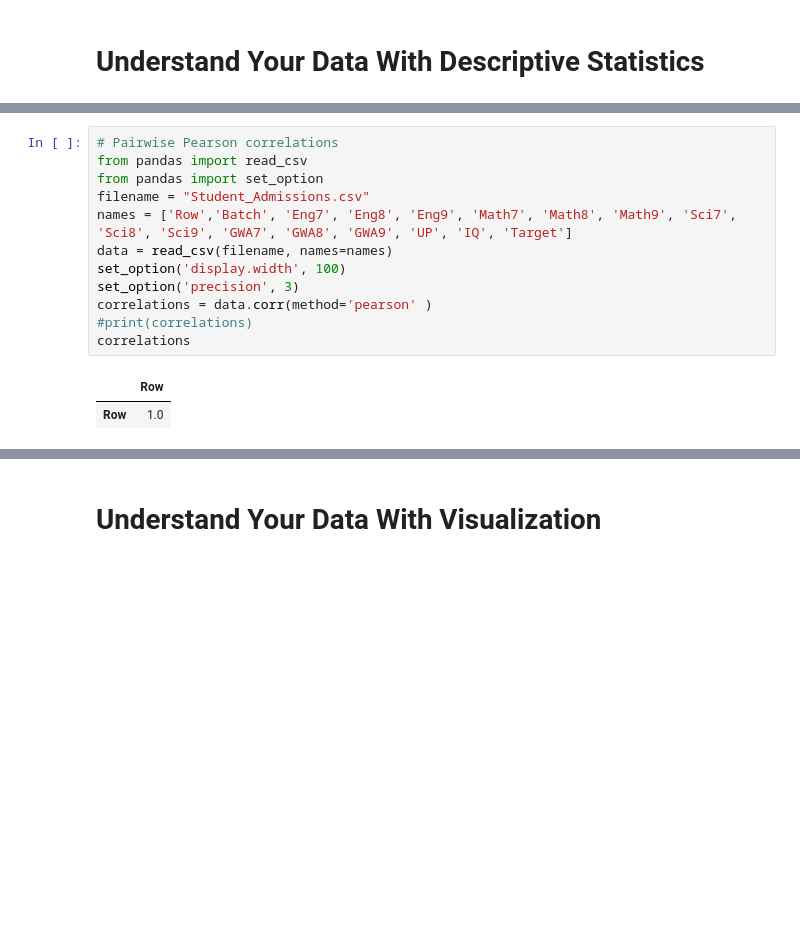
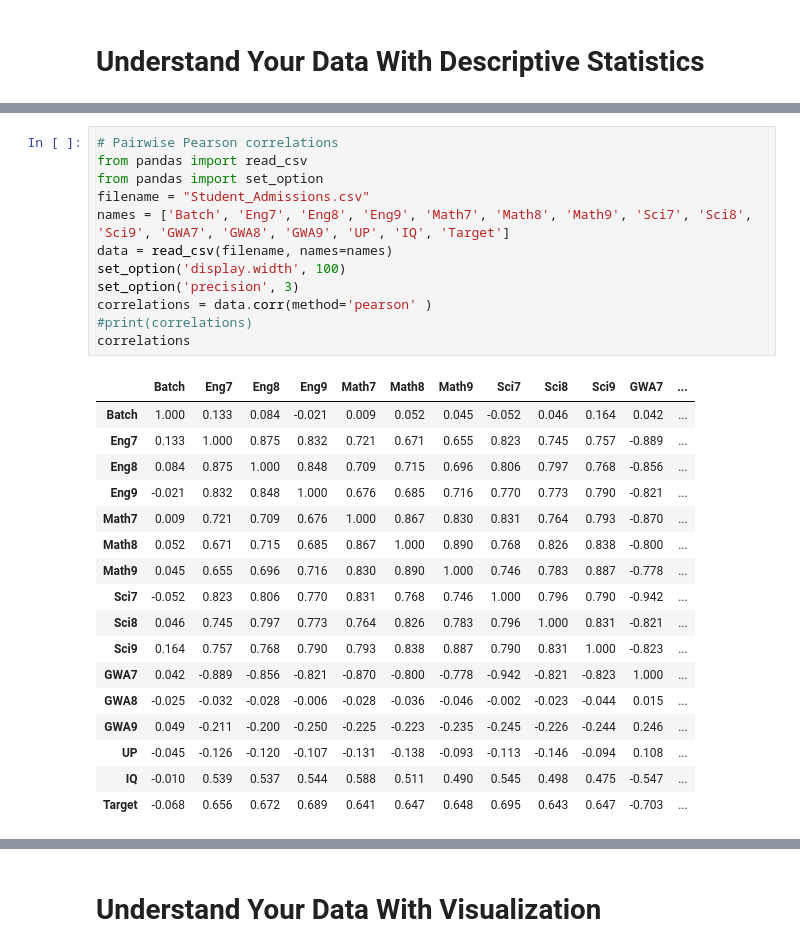
Before and after one commit to razonjj/icpep_workshop, a Jupyter notebook: PDS_Data_Understanding.ipynb, the cells around one changed output, grey strips where cells are left out. Drawn from its saved outputs; the diff is of its cells as text; blank space fills up the shorter version.

```diff
--- a/PDS_Data_Understanding.ipynb
+++ b/PDS_Data_Understanding.ipynb
@@ -331,18 +358,33 @@ dtype: int64
 # %%
 # Pairwise Pearson correlations
 from pandas import read_csv
 from pandas import set_option
 filename = "Student_Admissions.csv"
-names = ['Row','Batch', 'Eng7', 'Eng8', 'Eng9', 'Math7', 'Math8', 'Math9', 'Sci7', 'Sci8', 'Sci9', 'GWA7', 'GWA8', 'GWA9', 'UP', 'IQ', 'Target']
+names = ['Batch', 'Eng7', 'Eng8', 'Eng9', 'Math7', 'Math8', 'Math9', 'Sci7', 'Sci8', 'Sci9', 'GWA7', 'GWA8', 'GWA9', 'UP', 'IQ', 'Target']
 data = read_csv(filename, names=names)
 set_option('display.width', 100)
 set_option('precision', 3)
 correlations = data.corr(method='pearson' )
 #print(correlations)
 correlations
 # %% [output]
-|  | Row |
-| Row | 1.0 |
+|  | Batch | Eng7 | Eng8 | Eng9 | Math7 | Math8 | Math9 | Sci7 | Sci8 | Sci9 | GWA7 | ... |
+| Batch | 1.000 | 0.133 | 0.084 | -0.021 | 0.009 | 0.052 | 0.045 | -0.052 | 0.046 | 0.164 | 0.042 | ... |
+| Eng7 | 0.133 | 1.000 | 0.875 | 0.832 | 0.721 | 0.671 | 0.655 | 0.823 | 0.745 | 0.757 | -0.889 | ... |
+| Eng8 | 0.084 | 0.875 | 1.000 | 0.848 | 0.709 | 0.715 | 0.696 | 0.806 | 0.797 | 0.768 | -0.856 | ... |
+| Eng9 | -0.021 | 0.832 | 0.848 | 1.000 | 0.676 | 0.685 | 0.716 | 0.770 | 0.773 | 0.790 | -0.821 | ... |
+| Math7 | 0.009 | 0.721 | 0.709 | 0.676 | 1.000 | 0.867 | 0.830 | 0.831 | 0.764 | 0.793 | -0.870 | ... |
+| Math8 | 0.052 | 0.671 | 0.715 | 0.685 | 0.867 | 1.000 | 0.890 | 0.768 | 0.826 | 0.838 | -0.800 | ... |
+| Math9 | 0.045 | 0.655 | 0.696 | 0.716 | 0.830 | 0.890 | 1.000 | 0.746 | 0.783 | 0.887 | -0.778 | ... |
+| Sci7 | -0.052 | 0.823 | 0.806 | 0.770 | 0.831 | 0.768 | 0.746 | 1.000 | 0.796 | 0.790 | -0.942 | ... |
+| Sci8 | 0.046 | 0.745 | 0.797 | 0.773 | 0.764 | 0.826 | 0.783 | 0.796 | 1.000 | 0.831 | -0.821 | ... |
+| Sci9 | 0.164 | 0.757 | 0.768 | 0.790 | 0.793 | 0.838 | 0.887 | 0.790 | 0.831 | 1.000 | -0.823 | ... |
+| GWA7 | 0.042 | -0.889 | -0.856 | -0.821 | -0.870 | -0.800 | -0.778 | -0.942 | -0.821 | -0.823 | 1.000 | ... |
+| GWA8 | -0.025 | -0.032 | -0.028 | -0.006 | -0.028 | -0.036 | -0.046 | -0.002 | -0.023 | -0.044 | 0.015 | ... |
+| GWA9 | 0.049 | -0.211 | -0.200 | -0.250 | -0.225 | -0.223 | -0.235 | -0.245 | -0.226 | -0.244 | 0.246 | ... |
+| UP | -0.045 | -0.126 | -0.120 | -0.107 | -0.131 | -0.138 | -0.093 | -0.113 | -0.146 | -0.094 | 0.108 | ... |
+| IQ | -0.010 | 0.539 | 0.537 | 0.544 | 0.588 | 0.511 | 0.490 | 0.545 | 0.498 | 0.475 | -0.547 | ... |
+| Target | -0.068 | 0.656 | 0.672 | 0.689 | 0.641 | 0.647 | 0.648 | 0.695 | 0.643 | 0.647 | -0.703 | ... |
 # %%
 # Skew for each attribute
 from pandas import read_csv
```
Also changed, not shown: parts of 13 cells of this notebook, 3 other files.
